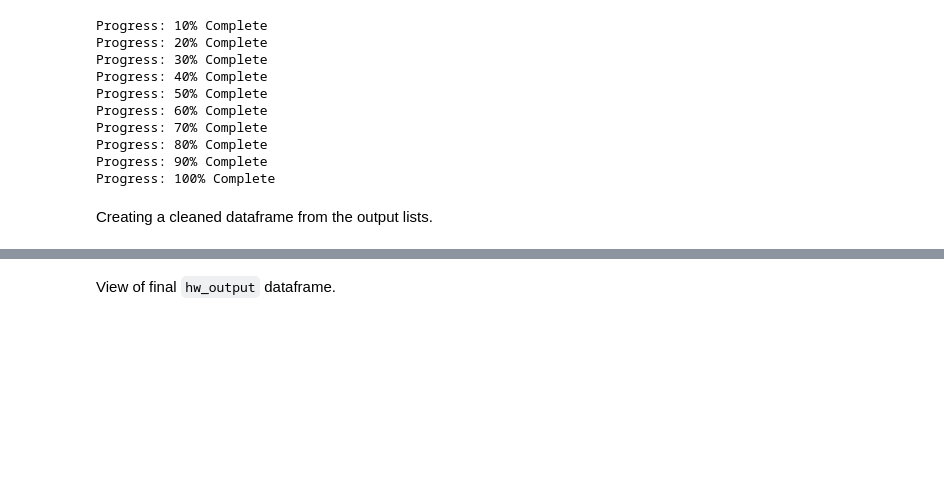
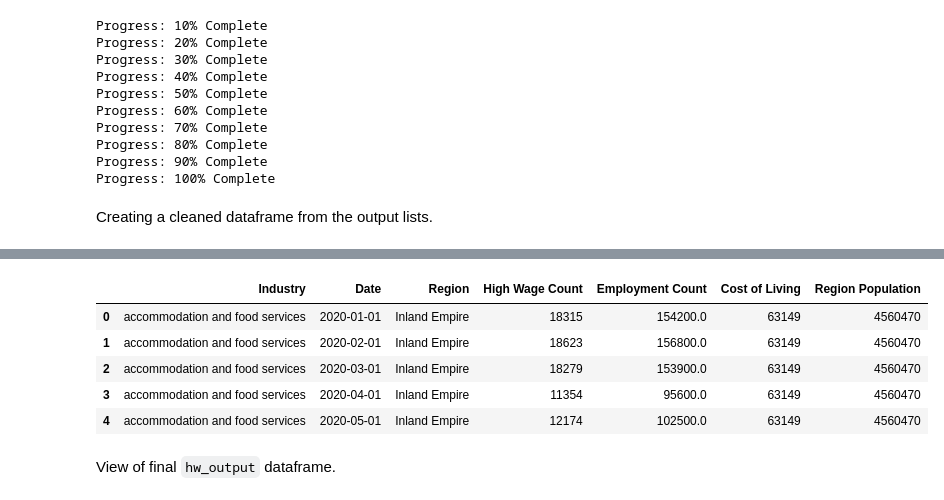
Before and after one commit to cafwd/job_quality_index, a Jupyter notebook: jqi-create-high-wage-outputs.ipynb, the cells around one changed output, grey strips where cells are left out. Saved outputs shown, nothing was run; the diff lists cells and outputs as text; code cells hidden in the pictures; blank space fills up the shorter version.

```diff
--- a/jqi-create-high-wage-outputs.ipynb
+++ b/jqi-create-high-wage-outputs.ipynb
@@ -192,3 +212,14 @@ hw_output = hw_output.drop_duplicates()
+# %%
+hw_output = pd.merge(hw_output, reg_pop, left_on='Region', right_on='CERF Regions')
+hw_output = hw_output.drop(columns=['CERF Regions'])
+hw_output = hw_output.rename(columns={"Population": "Region Population"})
+# %% [output]
+|  | Industry | Date | Region | High Wage Count | Employment Count | Cost of Living | Region Population |
+| 0 | accommodation and food services | 2020-01-01 | Inland Empire | 18315 | 154200.0 | 63149 | 4560470 |
+| 1 | accommodation and food services | 2020-02-01 | Inland Empire | 18623 | 156800.0 | 63149 | 4560470 |
+| 2 | accommodation and food services | 2020-03-01 | Inland Empire | 18279 | 153900.0 | 63149 | 4560470 |
+| 3 | accommodation and food services | 2020-04-01 | Inland Empire | 11354 | 95600.0 | 63149 | 4560470 |
+| 4 | accommodation and food services | 2020-05-01 | Inland Empire | 12174 | 102500.0 | 63149 | 4560470 |
 # %% [markdown]
 View of final `hw_output` dataframe.
 # %%
```
Also changed, not shown: parts of 24 cells of this notebook, 17 other files.
